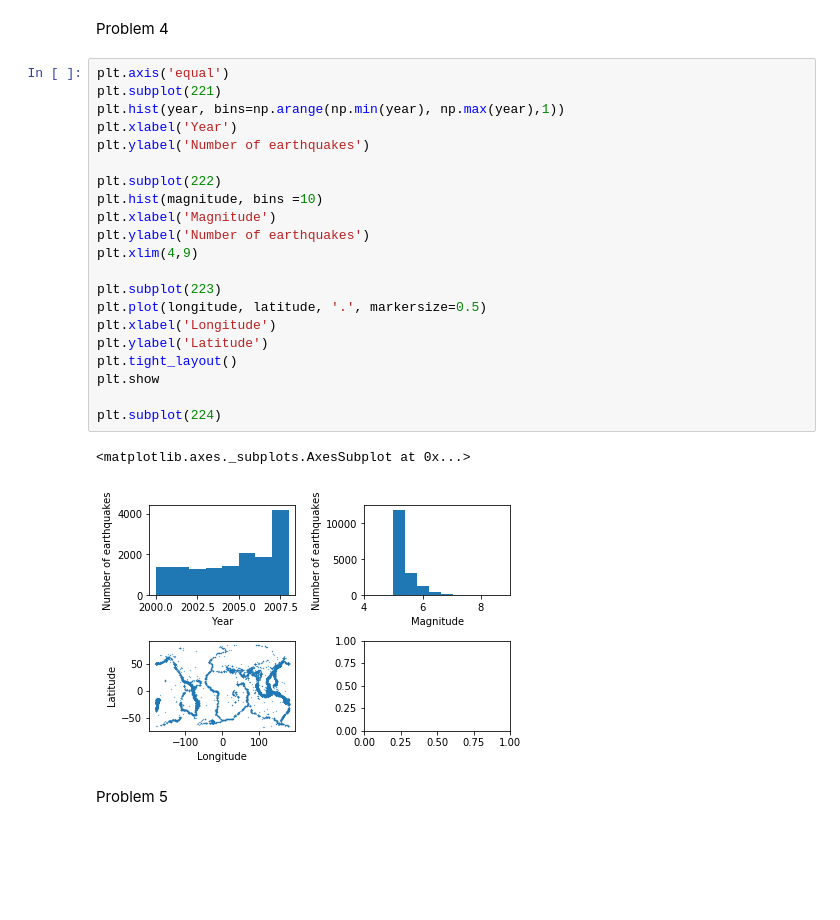
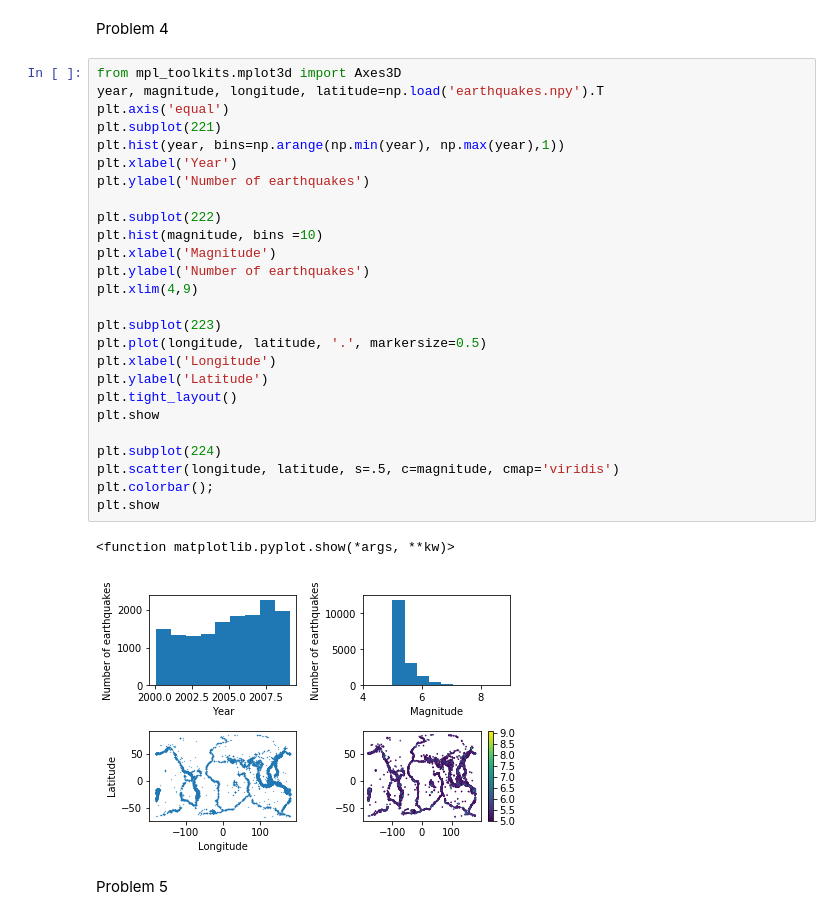
Before and after one commit to keshavchoudhary87/BootCamp2018, a Jupyter notebook: ProbSets/Comp/ProbSet2/ProbSet2.ipynb, the cells around one changed output. Saved outputs shown, nothing was run; the diff lists cells and outputs as text; blank space fills up the shorter version.

```diff
--- a/ProbSets/Comp/ProbSet2/ProbSet2.ipynb
+++ b/ProbSets/Comp/ProbSet2/ProbSet2.ipynb
@@ -206,29 +206,34 @@ plt.show()
 # %% [markdown]
 Problem 4
 # %%
+from mpl_toolkits.mplot3d import Axes3D
+year, magnitude, longitude, latitude=np.load('earthquakes.npy').T
 plt.axis('equal')
 plt.subplot(221)
 plt.hist(year, bins=np.arange(np.min(year), np.max(year),1))
 plt.xlabel('Year')
 plt.ylabel('Number of earthquakes')
 
 plt.subplot(222)
 plt.hist(magnitude, bins =10)
 plt.xlabel('Magnitude')
 plt.ylabel('Number of earthquakes')
 plt.xlim(4,9)
 
 plt.subplot(223)
 plt.plot(longitude, latitude, '.', markersize=0.5)
 plt.xlabel('Longitude')
 plt.ylabel('Latitude')
 plt.tight_layout()
 plt.show
 
 plt.subplot(224)
+plt.scatter(longitude, latitude, s=.5, c=magnitude, cmap='viridis')
+plt.colorbar();
+plt.show
 # %% [output]
-<matplotlib.axes._subplots.AxesSubplot at 0x...>
+<function matplotlib.pyplot.show(*args, **kw)>
-[figure, old version]
+[figure, new version]
 # %% [markdown]
 Problem 5
 # %%
```
Also changed, not shown: parts of 16 cells of this notebook.
